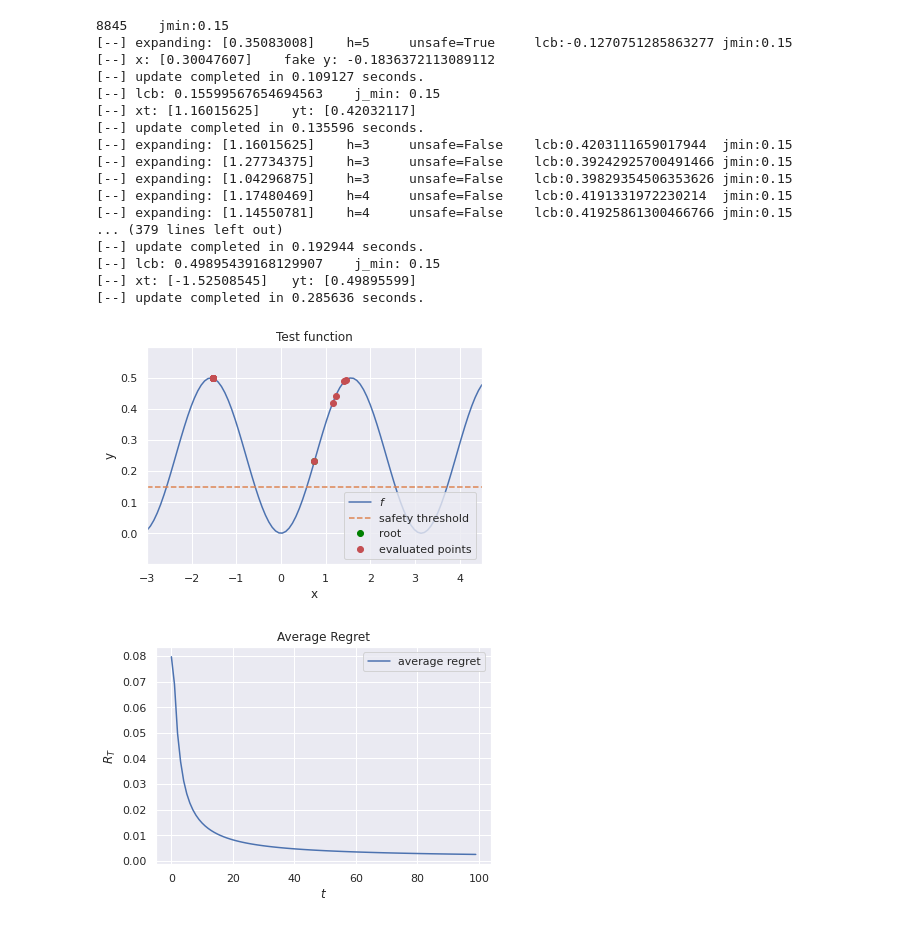
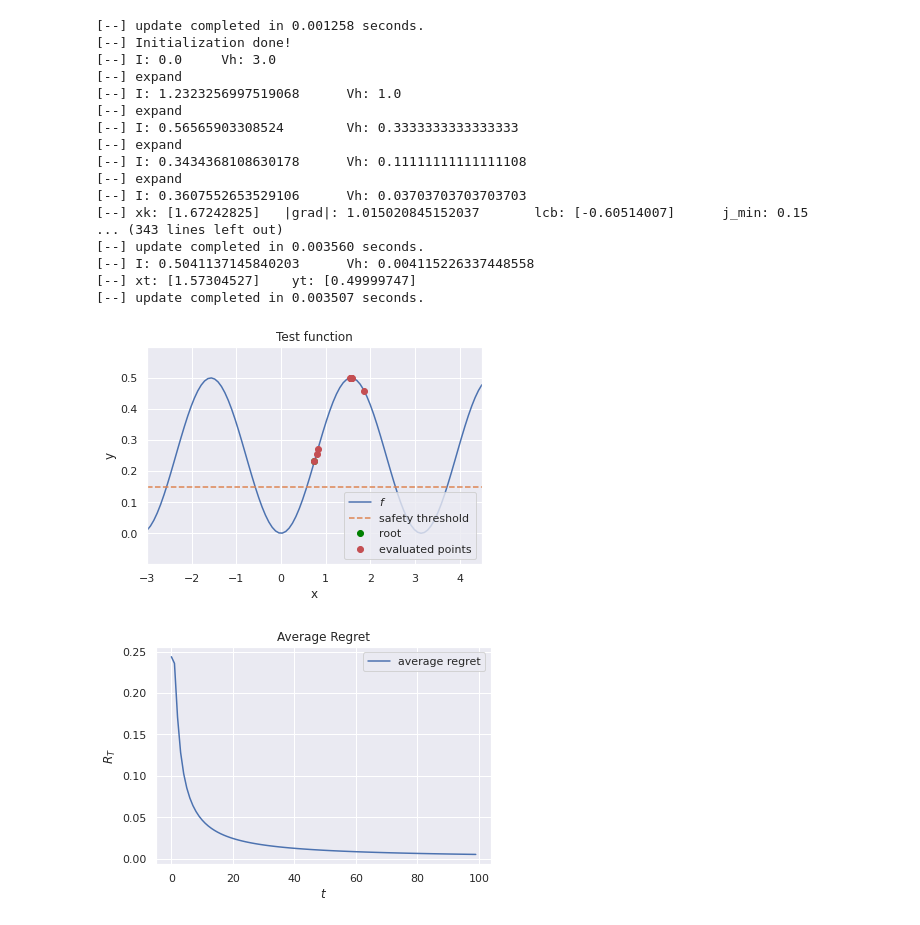
Before and after one commit to Akatsuki96/adabkb, a Jupyter notebook: notebooks/SafeAdaBKB_examples.ipynb, the cells around one changed output. Cells and saved outputs as stored; diff of their text form; code cells hidden in the pictures.

```diff
--- a/notebooks/SafeAdaBKB_examples.ipynb
+++ b/notebooks/SafeAdaBKB_examples.ipynb
@@ -16,7 +16,7 @@ sns.set_theme(style="darkgrid")
 f = lambda x:  np.cos(x) + np.tanh(x) - np.sin(x)
 
 
-jmin = 0.4
+jmin = -0.5
 def plot_fun(f, points, lims=[-10, 11]):
     root = points[0]
     points = points[:-1]
@@ -42,7 +42,7 @@ def plot_average_regret(avg_reg):
     ax.plot(range(len(avg_reg)), avg_reg, '-', label="average regret")
     ax.legend(loc="upper right")
 
-lims = [-5.0, 5.0]
+lims = [-10.0, 10.0]
 points = [np.mean(lims)]
 print(points)
 plot_fun(f, points, lims)
@@ -52,29 +52,32 @@ plot_fun(f, points, lims)
 # %%
-N = 2
-sigma = 1.0
-lam = 1e-5
+N = 7
+sigma = 3.0
+lam = 1e-10
 gfun = lambda x: 1/sigma * x
 v_1 = np.sqrt(N)
 rho = 1/N
 kernel = RBF(sigma)
 
-lims = [-5.0, 5.0]
+lims = [-10.0, 10.0]
 search_space = np.array(lims).reshape(-1, 2)
 budget = 100
-h_max = 7
+h_max = 5
 t = 0
 print("[--] jmin: {}".format(jmin))
-options = OptimizerOptions(gfun, v_1 = v_1, rho=rho, lam=lam, noise_var = lam**2,\
-         delta=1e-5,
+options = OptimizerOptions(gfun,
+        v_1 = v_1, rho=rho, lam=lam, noise_var = lam**2,\
+         delta=1e-3,
          qbar= 3,
          jmin=jmin,
          verbose=True)
 opt = SafeAdaBKB(kernel, options)
 fun_max = 2.5
 avg_reg = []
-opt.initialize(search_space, N, h_max)
+opt.initialize(search_space, f(search_space.mean(axis=1)), N, h_max)
 while t < budget:
     xt, node_idx = opt.step()
+    if node_idx is None:
+        break
     yt = f(xt)
     avg_reg.append(fun_max - yt)
     print("[--] xt: {}\t yt: {}".format(xt,yt))
@@ -109,5 +113,5 @@ KeyboardInterrupt:
 # %%
-N = 4
+N = 3
 sigma = 1.0
 lam = 1e-10
 gfun = lambda x: 1/sigma * x
@@ -118,51 +122,53 @@ kernel = RBF(sigma)
 search_space = np.array([-3.0, 4.5]).reshape(-1, 2)
 budget = 100
 h_max = 5
 t = 0
 f = lambda x :  1/2 * np.sin(x)**2
 lims = [-3.0, 4.5]
 points = [np.mean(lims)]
 #plot_fun(f, [np.mean(lims)], lims=lims)
 options = OptimizerOptions(gfun, v_1 = v_1, rho=rho, lam=lam, noise_var = lam**2,\
          delta=0.025,
          qbar= 3,
          jmin=jmin,
          verbose=True)
 opt = SafeAdaBKB(kernel, options)
-opt.initialize(f, search_space, N, budget, h_max)
+opt.initialize(search_space, f(search_space.mean(axis=1)), N, h_max)
 print("[--] Initialization done!")
 c_reg = []
 real_max = 0.5
 while t < budget:
     xt, node_idx = opt.step()
+    if node_idx is None:
+        break
     yt = f(xt)
     c_reg.append(np.abs(real_max - yt))
     print("[--] xt: {}\t yt: {}".format(xt,yt))
     points.append(xt[0])
     opt.update_model(node_idx, yt)
     t+=1
 plot_fun(f, points, lims)
 c_reg = np.cumsum(c_reg)
 c_reg = [c_reg[t]/(t+1) for t in range(len(c_reg)) ]
 plot_average_regret(c_reg)
 # %% [output]
-8845    jmin:0.15
-[--] expanding: [0.35083008]    h=5     unsafe=True     lcb:-0.1270751285863277 jmin:0.15
-[--] x: [0.30047607]    fake y: -0.1836372113089112
-[--] update completed in 0.109127 seconds.
-[--] lcb: 0.15599567654694563    j_min: 0.15
-[--] xt: [1.16015625]    yt: [0.42032117]
-[--] update completed in 0.135596 seconds.
-[--] expanding: [1.16015625]    h=3     unsafe=False    lcb:0.4203111659017944  jmin:0.15
-[--] expanding: [1.27734375]    h=3     unsafe=False    lcb:0.39242925700491466 jmin:0.15
-[--] expanding: [1.04296875]    h=3     unsafe=False    lcb:0.39829354506353626 jmin:0.15
-[--] expanding: [1.17480469]    h=4     unsafe=False    lcb:0.4191331972230214  jmin:0.15
-[--] expanding: [1.14550781]    h=4     unsafe=False    lcb:0.41925861300466766 jmin:0.15
-... (379 lines left out)
-[--] update completed in 0.192944 seconds.
-[--] lcb: 0.49895439168129907    j_min: 0.15
-[--] xt: [-1.52508545]   yt: [0.49895599]
-[--] update completed in 0.285636 seconds.
+[--] update completed in 0.001258 seconds.
+[--] Initialization done!
+[--] I: 0.0     Vh: 3.0
+[--] expand
+[--] I: 1.2323256997519068      Vh: 1.0
+[--] expand
+[--] I: 0.56565903308524        Vh: 0.3333333333333333
+[--] expand
+[--] I: 0.3434368108630178      Vh: 0.11111111111111108
+[--] expand
+[--] I: 0.3607552653529106      Vh: 0.03703703703703703
+[--] xk: [1.67242825]   |grad|: 1.015020845152037       lcb: [-0.60514007]      j_min: 0.15
+... (343 lines left out)
+[--] update completed in 0.003560 seconds.
+[--] I: 0.5041137145840203      Vh: 0.004115226337448558
+[--] xt: [1.57304527]    yt: [0.49999747]
+[--] update completed in 0.003507 seconds.
-[figure, old version]
+[figure, new version]
-[figure, old version]
+[figure, new version]
 # %%
```
Also changed, not shown: parts of 3 cells of this notebook, 4 other files.
